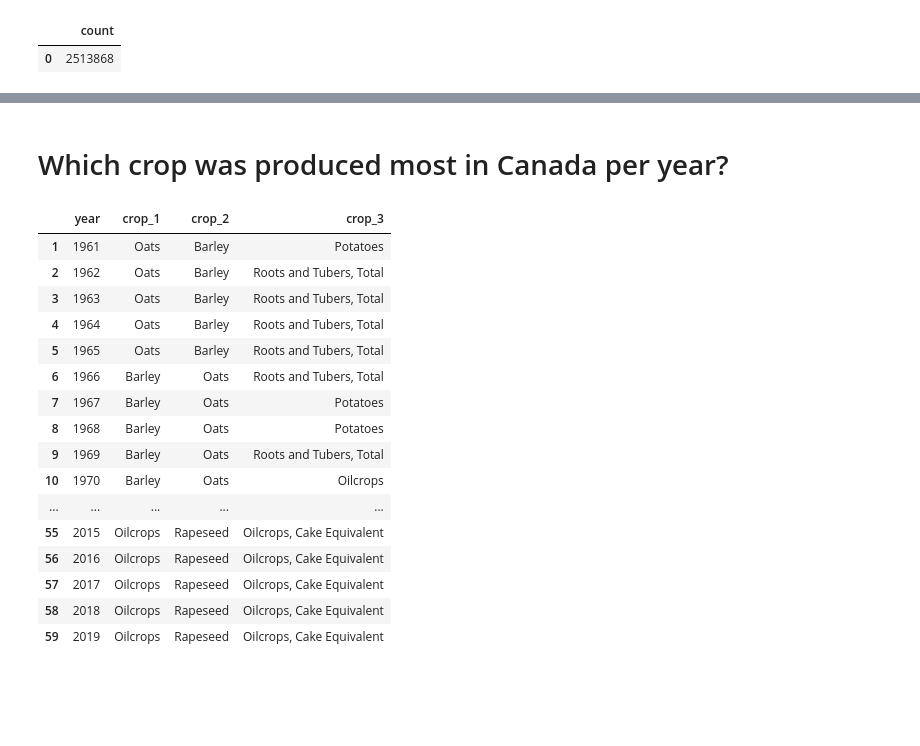
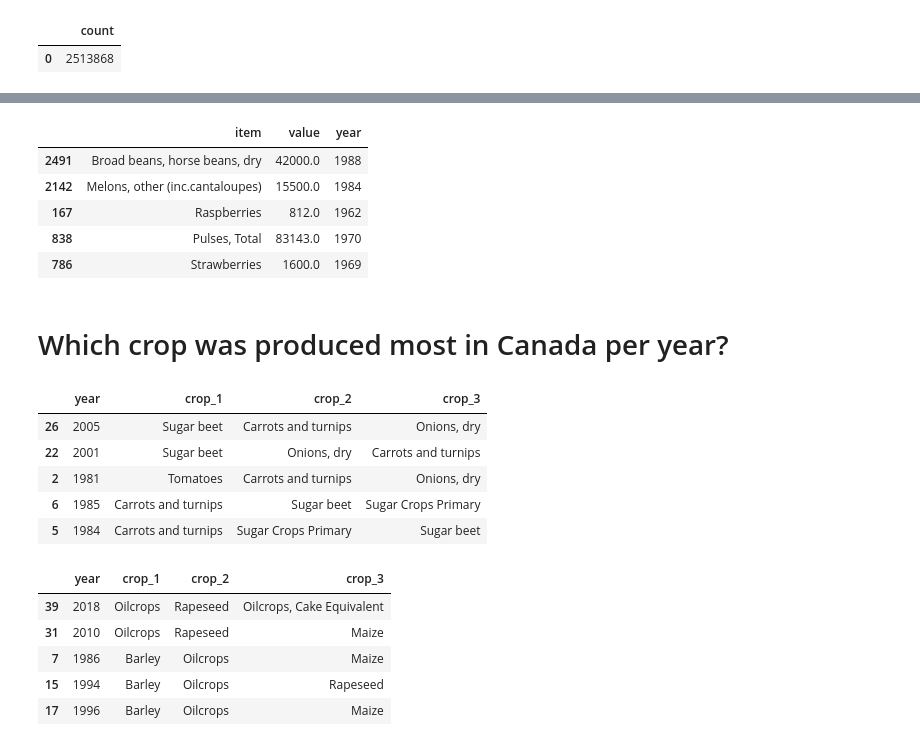
Before and after one commit to ElnazSaeidi/capstone-project-AEJS, a Jupyter notebook: Crop_Data_Anja.ipynb, the cells around one changed output, grey strips where cells are left out. Drawn from its saved outputs; the diff is of its cells as text; code cells hidden in the pictures; blank space fills up the shorter version.

```diff
--- a/Crop_Data_Anja.ipynb
+++ b/Crop_Data_Anja.ipynb
@@ -204,0 +234,5 @@ prod_canada
+# %%
+#dropping columns and renaming columns
+#yields_canada=yields_canada.drop(['Area','Element'], axis='columns')
+yields_canada=yields_canada.rename(columns={'Item':'item','Value':'value','Year Code':'year'})
+yields_canada
@@ -261,42 +418,75 @@ Name: item, dtype: object]
+# %%
+#dropping columns and renaming columns
+area_france=area_france.drop(['Area','Element'], axis='columns')
+area_france=area_france.rename(columns={'Item':'item','Value':'value','Year Code':'year'})
+area_france.sample(5)
+# %% [output]
+|  | item | value | year |
+| 2491 | Broad beans, horse beans, dry | 42000.0 | 1988 |
+| 2142 | Melons, other (inc.cantaloupes) | 15500.0 | 1984 |
+| 167 | Raspberries | 812.0 | 1962 |
+| 838 | Pulses, Total | 83143.0 | 1970 |
+| 786 | Strawberries | 1600.0 | 1969 |
 # %% [markdown]
 # Which crop was produced most in Canada per year?
+# %%
+#which crop had the highest yield in Canada in each year?
+
+#define a list of all years
+years=np.arange(1980,2020)
+
+#define an empty DataFrame
+df_crops_can_yield=pd.DataFrame(columns=['year','crop_1','crop_2','crop_3'])
+
+#define the maximum value in each year
+i=1
+for year in years:
+    yields_can_year=yields_canada[yields_canada['year']==year]
+    yields_can_year=yields_can_year.dropna()
+    values_year=yields_can_year['item'].values
+    item_1=values_year[2]
+    item_2=values_year[3]
+    item_3=values_year[4]
+
+    list=[year,item_1,item_2,item_3]
+    df_crops_can_yield.loc[i]=list
+    i=i+1
+
+
+df_crops_can_yield.sample(5)
+# %% [output]
+|  | year | crop_1 | crop_2 | crop_3 |
+| 26 | 2005 | Sugar beet | Carrots and turnips | Onions, dry |
+| 22 | 2001 | Sugar beet | Onions, dry | Carrots and turnips |
+| 2 | 1981 | Tomatoes | Carrots and turnips | Onions, dry |
+| 6 | 1985 | Carrots and turnips | Sugar beet | Sugar Crops Primary |
+| 5 | 1984 | Carrots and turnips | Sugar Crops Primary | Sugar beet |
 # %%
 #which crop was produced most in Canada in each year?
 #define a list of all years
-years=np.arange(1961,2020)
-df_crops=pd.DataFrame(columns=['year','crop_1','crop_2','crop_3'])
+years=np.arange(1980,2020)
+df_crops_can_prod=pd.DataFrame(columns=['year','crop_1','crop_2','crop_3'])
 
 #define the maximum value in each year
 i=1
 for year in years:
     prod_can_year=prod_canada[prod_canada['year']==year]
     prod_can_year=prod_can_year.dropna()
     values_year=prod_can_year['item'].values
     item_1=values_year[2]
     item_2=values_year[3]
     item_3=values_year[4]
 
     list=[year,item_1,item_2,item_3]
-    df_crops.loc[i]=list
+    df_crops_can_prod.loc[i]=list
     i=i+1
 
 
-df_crops
+df_crops_can_prod.sample(5)
 # %% [output]
 |  | year | crop_1 | crop_2 | crop_3 |
-| 1 | 1961 | Oats | Barley | Potatoes |
-| 2 | 1962 | Oats | Barley | Roots and Tubers, Total |
-| 3 | 1963 | Oats | Barley | Roots and Tubers, Total |
-| 4 | 1964 | Oats | Barley | Roots and Tubers, Total |
-| 5 | 1965 | Oats | Barley | Roots and Tubers, Total |
-| 6 | 1966 | Barley | Oats | Roots and Tubers, Total |
-| 7 | 1967 | Barley | Oats | Potatoes |
-| 8 | 1968 | Barley | Oats | Potatoes |
-| 9 | 1969 | Barley | Oats | Roots and Tubers, Total |
-| 10 | 1970 | Barley | Oats | Oilcrops |
-| ... | ... | ... | ... | ... |
-| 55 | 2015 | Oilcrops | Rapeseed | Oilcrops, Cake Equivalent |
-| 56 | 2016 | Oilcrops | Rapeseed | Oilcrops, Cake Equivalent |
-| 57 | 2017 | Oilcrops | Rapeseed | Oilcrops, Cake Equivalent |
-| 58 | 2018 | Oilcrops | Rapeseed | Oilcrops, Cake Equivalent |
-| 59 | 2019 | Oilcrops | Rapeseed | Oilcrops, Cake Equivalent |
+| 39 | 2018 | Oilcrops | Rapeseed | Oilcrops, Cake Equivalent |
+| 31 | 2010 | Oilcrops | Rapeseed | Maize |
+| 7 | 1986 | Barley | Oilcrops | Maize |
+| 15 | 1994 | Barley | Oilcrops | Rapeseed |
+| 17 | 1996 | Barley | Oilcrops | Maize |
```
Also changed, not shown: parts of 33 cells of this notebook.
